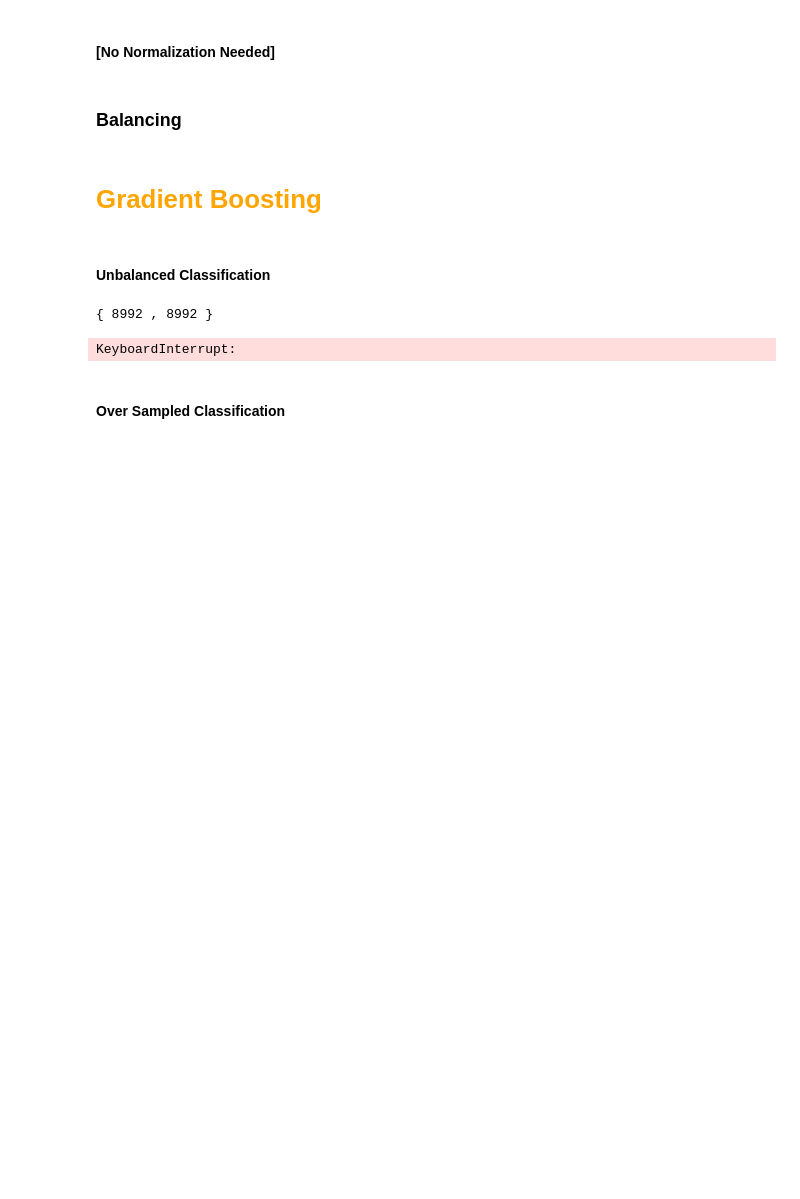
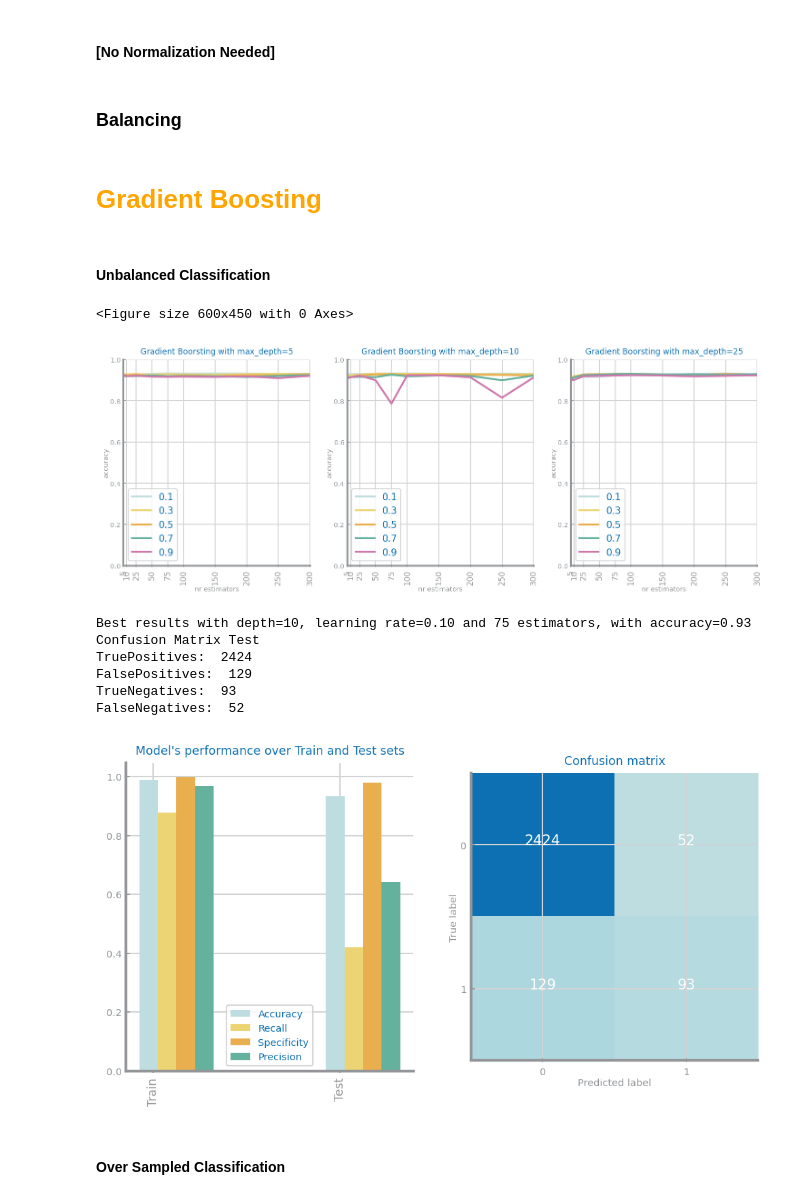
Before and after one commit to diogo-costa98/cdados, a Jupyter notebook: Lab6/Lab6_qsar_oral_toxicity.ipynb, the cells around one changed output. Drawn from its saved outputs; the diff is of its cells as text; code cells hidden in the pictures; blank space fills up the shorter version.

Commit message:
Gradient Boosting with Feature Selection

```diff
--- a/Lab6/Lab6_qsar_oral_toxicity.ipynb
+++ b/Lab6/Lab6_qsar_oral_toxicity.ipynb
@@ -93,3 +90,32 @@ X: np.ndarray = norm_data_oversampled.values
+# %%
+norm_data_unbalanced = original_data.copy()
+y: np.ndarray = norm_data_unbalanced.pop(target).values
+X: np.ndarray = norm_data_unbalanced.values
+
+y_binary = []
+for ele in y:
+    if ele == 'negative':
+        y_binary.append(0)
+    else:
+        y_binary.append(1)
+
+y_binary = np.asarray(y_binary)
+# %%
+def select_features_categorical(X_train, y_train, X_test, technique, selection):
+    if technique == "chi2":
+        scoref = chi2
+    elif technique == "mi":
+        scoref = mutual_info_classif
+
+    if selection == "kbest":
+        fs = SelectKBest(score_func=scoref, k=100)
+    elif selection == "percentile":
+        fs = SelectPercentile(score_func=scoref, percentile=20)
+
+    fs.fit(X_train, y_train)
+    X_train_fs = fs.transform(X_train)
+    X_test_fs = fs.transform(X_test)
+    return X_train_fs, X_test_fs
 # %% [markdown]
 <h1 style="color:orange">Gradient Boosting</h1>
 # %%
@@ -99,9 +125,12 @@ def gradient_boosting(X, y, undersample=0, oversample=0):
     # Cross-validation
     trnX, tstX, trnY, tstY = train_test_split(X, y, train_size=0.7, stratify=y)
 
-    #Balancing
+    # Balancing
     if 1 in (undersample, oversample):
         trnX, trnY = balancing(trnX, trnY, undersample, oversample)
+
+    # Feature Selection
+    trnX, tstX = select_features_categorical(trnX, trnY, tstX, "chi2", "kbest")
 
     n_estimators = [5, 10, 25, 50, 75, 100, 150, 200, 250, 300]
     max_depths = [5, 10, 25]
@@ -140,10 +169,17 @@ def gradient_boosting(X, y, undersample=0, oversample=0):
 # %% [markdown]
 #### Unbalanced Classification
 # %%
-gradient_boosting(X, y)
+gradient_boosting(X, y_binary)
 # %% [output]
-{ 8992 , 8992 }
+<Figure size 600x450 with 0 Axes>
+[figure, added]
-KeyboardInterrupt:
+Best results with depth=10, learning rate=0.10 and 75 estimators, with accuracy=0.93
+Confusion Matrix Test
+TruePositives:  2424
+FalsePositives:  129
+TrueNegatives:  93
+FalseNegatives:  52
+[figure, added]
 # %% [markdown]
 #### Over Sampled Classification
 # %%
```
Also changed, not shown: parts of 6 cells of this notebook.
